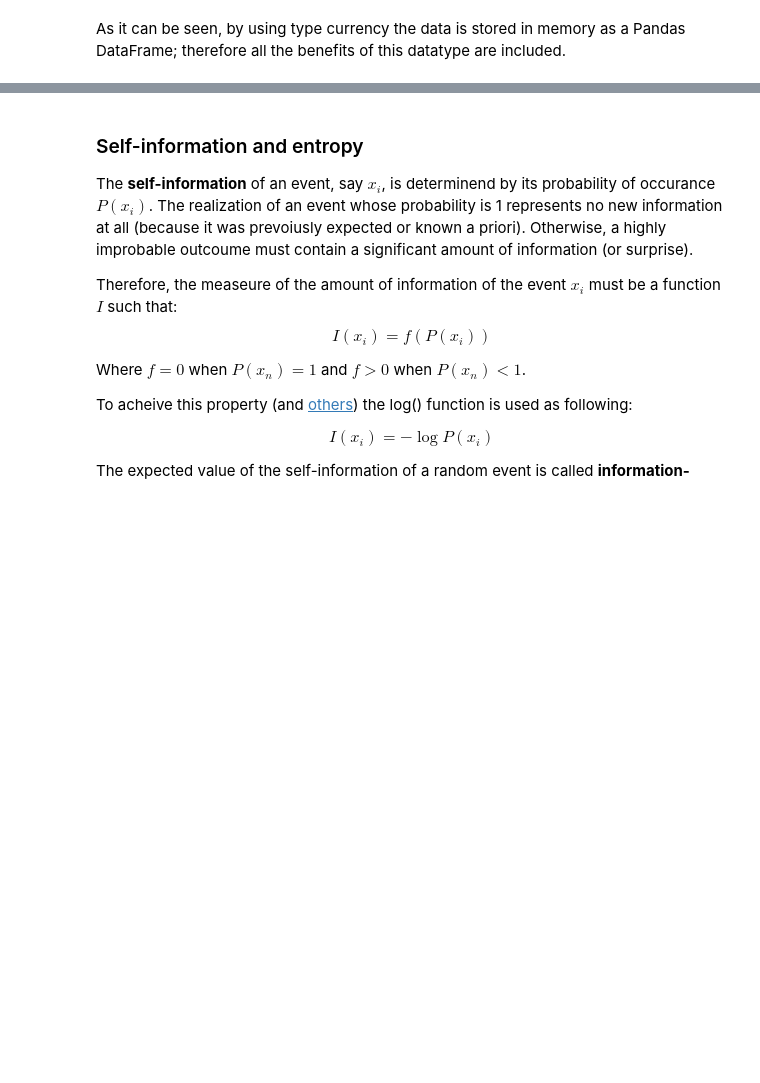
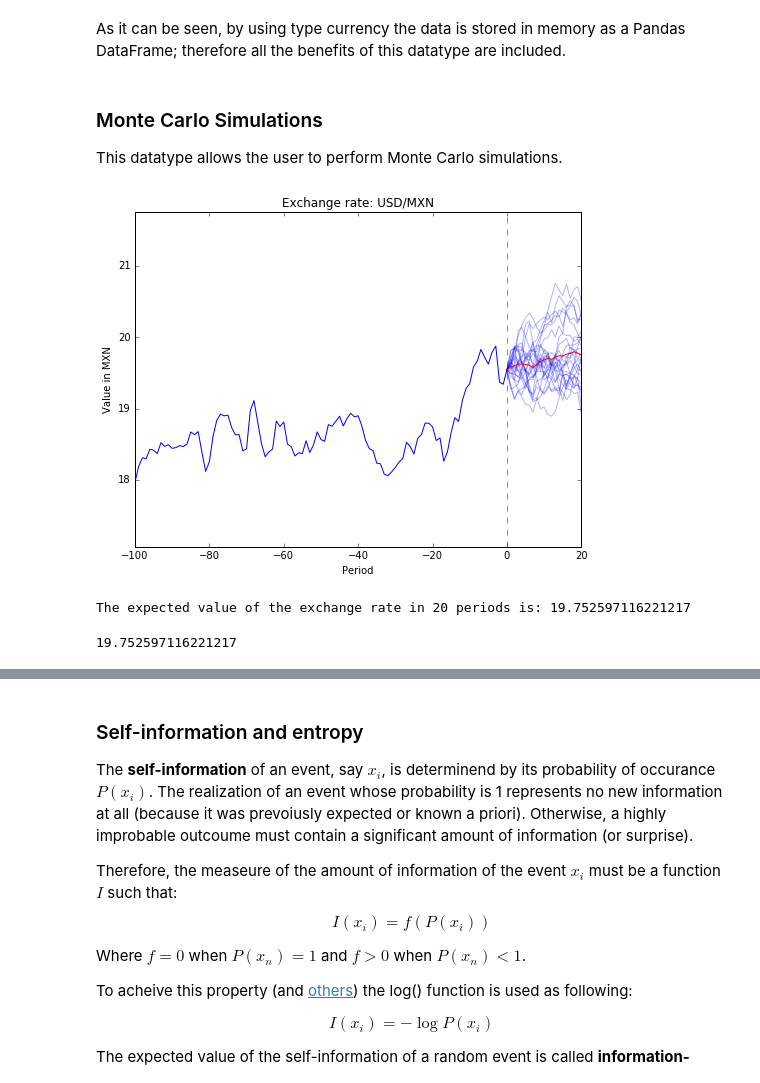
Before and after one commit to RHDZMOTA/financial_series, a Jupyter notebook: Introduction_type_currency.ipynb, the cells around one changed output, grey strips where cells are left out. Saved outputs shown, nothing was run; the diff lists cells and outputs as text; code cells hidden in the pictures; blank space fills up the shorter version.

```diff
--- a/Introduction_type_currency.ipynb
+++ b/Introduction_type_currency.ipynb
@@ -120,3 +120,13 @@ plt.show()
 [figure]
 # %% [markdown]
 As it can be seen, by using type currency the data is stored in memory as a Pandas DataFrame; therefore all the benefits of this datatype are included.
+# %% [markdown]
+### Monte Carlo Simulations
+
+This datatype allows the user to perform Monte Carlo simulations.
+# %%
+a.montecarlo_simul()
+# %% [output]
+[figure, added]
+The expected value of the exchange rate in 20 periods is: 19.752597116221217
+19.752597116221217
```
Also changed, not shown: parts of 10 cells of this notebook, 1 other file.
